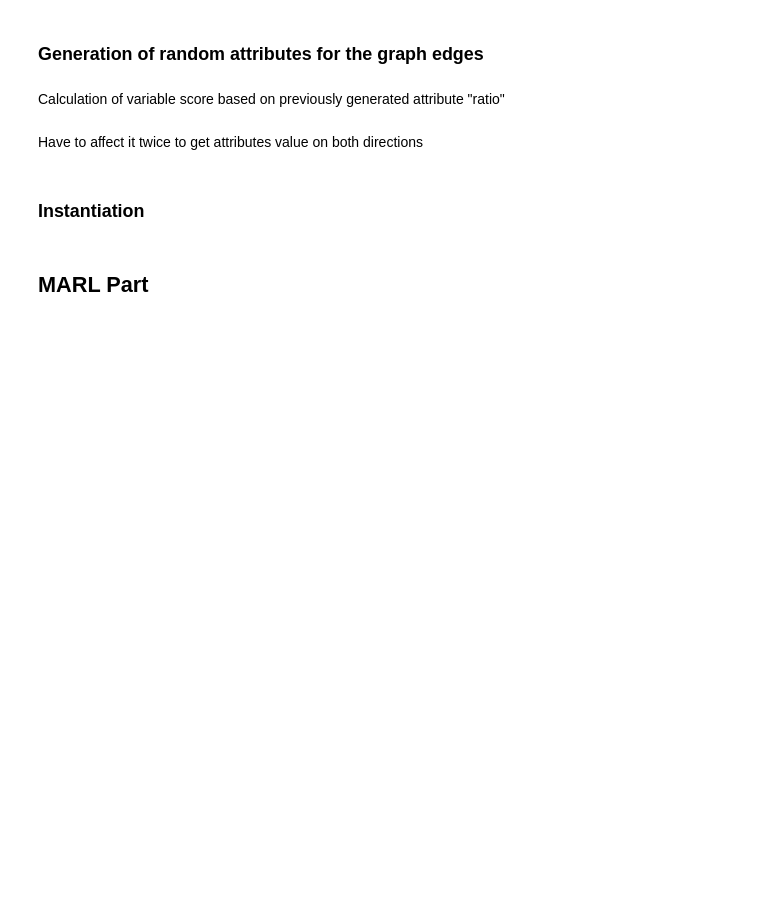
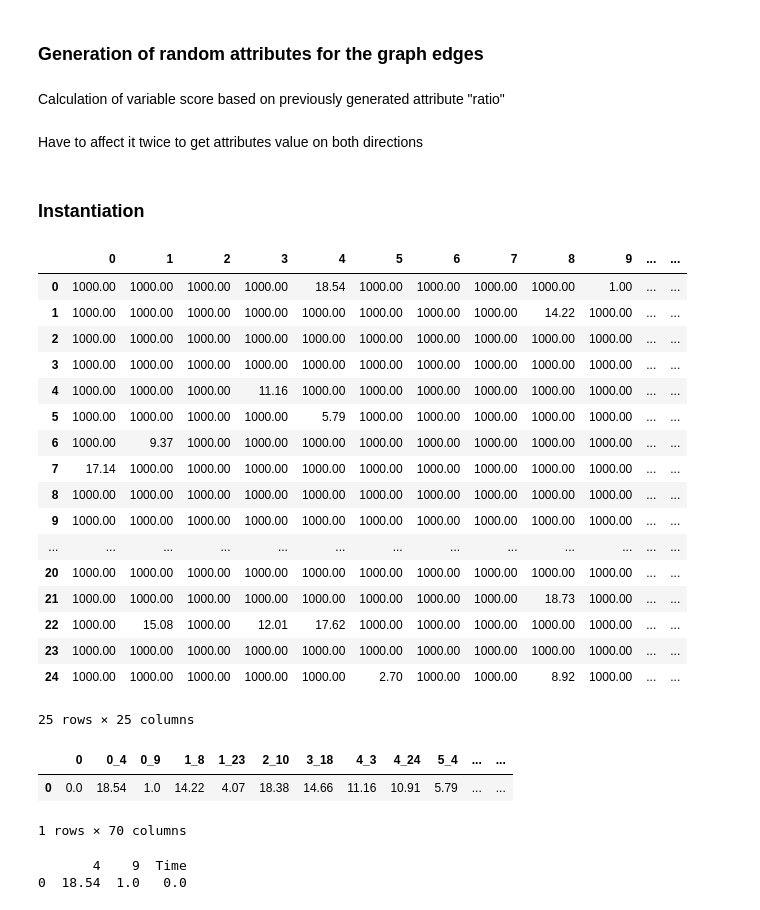
Before and after one commit to Thomas92330/Project_ESME_2020_2021, a Jupyter notebook: MARL/MARL.ipynb, the cells around one changed output. Drawn from its saved outputs; the diff is of its cells as text; code cells hidden in the pictures; blank space fills up the shorter version.

Commit message:
MARL

```diff
--- a/MARL/MARL.ipynb
+++ b/MARL/MARL.ipynb
@@ -20,8 +22,17 @@ from collections import defaultdict
 # %% [markdown]
 ### Generation of random graph
 # %%
-def image_nertworkx(nodes = 25, edges = 4):
+def image_nertworkx(nodes = 25, edges = 3):
     g = nx.to_directed(nx.fast_gnp_random_graph(nodes,edges/nodes,directed=True))
+    check_list = []
+    for i, j in g.edges:
+        if i not in check_list:
+            check_list.append(i)
+    for ii in range (nodes):
+        if ii not in check_list:
+            g = image_nertworkx(nodes , edges)
+
+
     return g
 # %%
 g = image_nertworkx()
@@ -119,5 +128,3 @@ dict_res = defaultdict(dict)
 # %%
 source = 0
 target = 24
-# %% [markdown]
-## MARL Part
@@ -132,0 +131,38 @@ expirience_replay = {}
+# %%
+Delay_matrice = np.zeros(shape=(25,25))
+for link in g.edges:
+    Delay_matrice[link] = g.edges[link]['delay']
+Delay_matrice[Delay_matrice==0] = 1000
+Delay_df = pd.DataFrame(Delay_matrice)
+Delay_df
+# %% [output]
+|  | 0 | 1 | 2 | 3 | 4 | 5 | 6 | 7 | 8 | 9 | ... | ... |
+| 0 | 1000.00 | 1000.00 | 1000.00 | 1000.00 | 18.54 | 1000.00 | 1000.00 | 1000.00 | 1000.00 | 1.00 | ... | ... |
+| 1 | 1000.00 | 1000.00 | 1000.00 | 1000.00 | 1000.00 | 1000.00 | 1000.00 | 1000.00 | 14.22 | 1000.00 | ... | ... |
+| 2 | 1000.00 | 1000.00 | 1000.00 | 1000.00 | 1000.00 | 1000.00 | 1000.00 | 1000.00 | 1000.00 | 1000.00 | ... | ... |
+| 3 | 1000.00 | 1000.00 | 1000.00 | 1000.00 | 1000.00 | 1000.00 | 1000.00 | 1000.00 | 1000.00 | 1000.00 | ... | ... |
+| 4 | 1000.00 | 1000.00 | 1000.00 | 11.16 | 1000.00 | 1000.00 | 1000.00 | 1000.00 | 1000.00 | 1000.00 | ... | ... |
+| 5 | 1000.00 | 1000.00 | 1000.00 | 1000.00 | 5.79 | 1000.00 | 1000.00 | 1000.00 | 1000.00 | 1000.00 | ... | ... |
+| 6 | 1000.00 | 9.37 | 1000.00 | 1000.00 | 1000.00 | 1000.00 | 1000.00 | 1000.00 | 1000.00 | 1000.00 | ... | ... |
+| 7 | 17.14 | 1000.00 | 1000.00 | 1000.00 | 1000.00 | 1000.00 | 1000.00 | 1000.00 | 1000.00 | 1000.00 | ... | ... |
+| 8 | 1000.00 | 1000.00 | 1000.00 | 1000.00 | 1000.00 | 1000.00 | 1000.00 | 1000.00 | 1000.00 | 1000.00 | ... | ... |
+| 9 | 1000.00 | 1000.00 | 1000.00 | 1000.00 | 1000.00 | 1000.00 | 1000.00 | 1000.00 | 1000.00 | 1000.00 | ... | ... |
+| ... | ... | ... | ... | ... | ... | ... | ... | ... | ... | ... | ... | ... |
+| 20 | 1000.00 | 1000.00 | 1000.00 | 1000.00 | 1000.00 | 1000.00 | 1000.00 | 1000.00 | 1000.00 | 1000.00 | ... | ... |
+| 21 | 1000.00 | 1000.00 | 1000.00 | 1000.00 | 1000.00 | 1000.00 | 1000.00 | 1000.00 | 18.73 | 1000.00 | ... | ... |
+| 22 | 1000.00 | 15.08 | 1000.00 | 12.01 | 17.62 | 1000.00 | 1000.00 | 1000.00 | 1000.00 | 1000.00 | ... | ... |
+| 23 | 1000.00 | 1000.00 | 1000.00 | 1000.00 | 1000.00 | 1000.00 | 1000.00 | 1000.00 | 1000.00 | 1000.00 | ... | ... |
+| 24 | 1000.00 | 1000.00 | 1000.00 | 1000.00 | 1000.00 | 2.70 | 1000.00 | 1000.00 | 8.92 | 1000.00 | ... | ... |
+25 rows × 25 columns
+# %%
+
+
+Delay_df = pd.DataFrame(np.zeros((1,1)))
+for link in g.edges:
+    s_link = str(link).strip('(').strip(')').replace(',','_').replace(' ','')
+    Delay_df[s_link] = g.edges[link]['delay']
+Delay_df
+# %% [output]
+|  | 0 | 0_4 | 0_9 | 1_8 | 1_23 | 2_10 | 3_18 | 4_3 | 4_24 | 5_4 | ... | ... |
+| 0 | 0.0 | 18.54 | 1.0 | 14.22 | 4.07 | 18.38 | 14.66 | 11.16 | 10.91 | 5.79 | ... | ... |
+1 rows × 70 columns
@@ -132,0 +207,6 @@ expirience_replay = {}
+# %%
+list_delay_df = update_list_df(Delay_df)
+print(list_delay_df[0])
+# %% [output]
+       4    9  Time
+0  18.54  1.0   0.0
```
Also changed, not shown: parts of 27 cells of this notebook, 2 other files.
